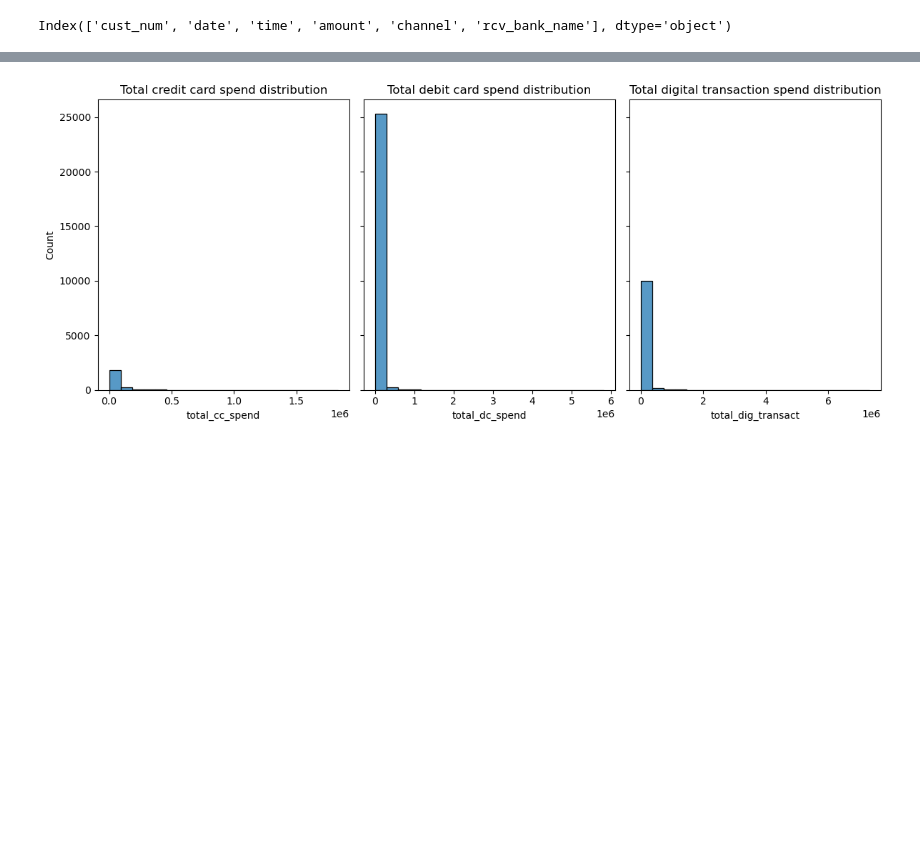
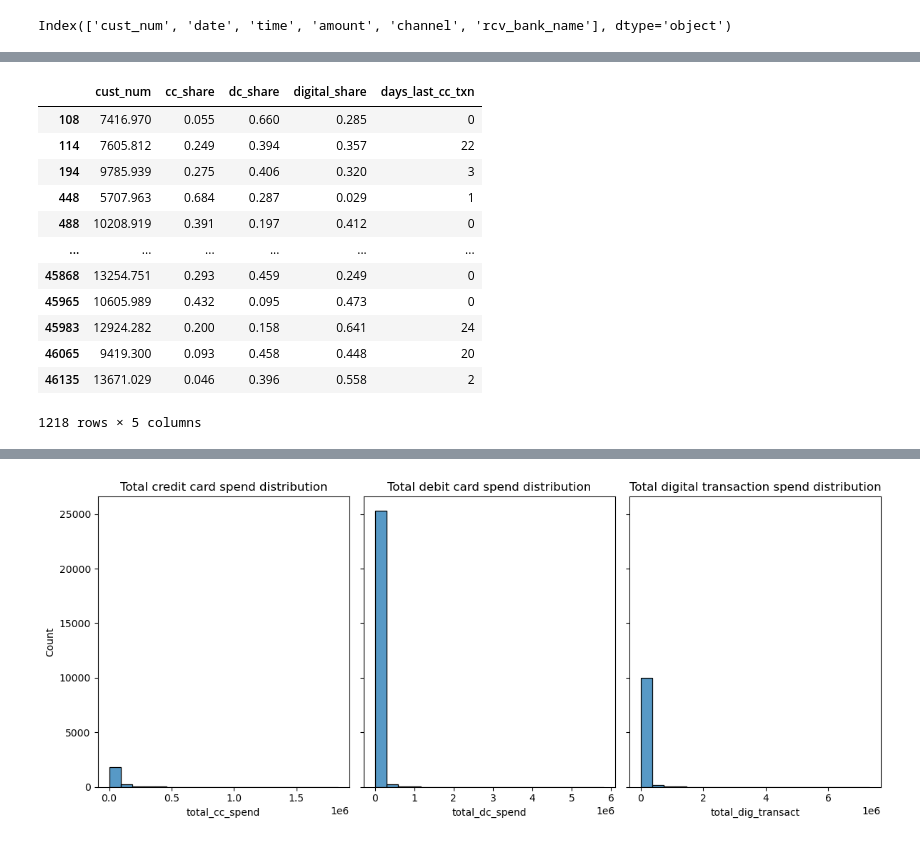
Before and after one commit to drksz/bank-customer-segmentation, a Jupyter notebook: EDA.ipynb, the cells around one changed output, grey strips where cells are left out. Cells and saved outputs as stored; diff of their text form; code cells hidden in the pictures; blank space fills up the shorter version.

```diff
--- a/EDA.ipynb
+++ b/EDA.ipynb
@@ -220,2 +247,24 @@ cust_info_main = merge4.merge(insta_out_agg, how='left', on='cust_num')
+# %%
+cust_info_main = cust_info_main.merge(
+    cc_last_txn[['cust_num','days_last_cc_txn']],
+    on='cust_num',
+    how='left'
+)
+
+cust_info_main = cust_info_main.merge(
+    dc_last_txn[['cust_num','days_last_dc_txn']],
+    on='cust_num',
+    how='left'
+)
+
+cust_info_main = cust_info_main.merge(
+    digital_last_txn[['cust_num','days_last_dig_txn']],
+    on='cust_num',
+    how='left'
+)
+
+cust_info_main['days_last_cc_txn'] = cust_info_main['days_last_cc_txn'].fillna(91).astype(int)
+cust_info_main['days_last_dc_txn'] = cust_info_main['days_last_dc_txn'].fillna(91).astype(int)
+cust_info_main['days_last_dig_txn'] = cust_info_main['days_last_dig_txn'].fillna(91).astype(int)
 # %%
 cust_info_main = cust_info_main.drop(columns=['segment','subsegment','idv_or_org'])
@@ -222,3 +280,19 @@ cust_info_main = cust_info_main.drop(columns=['segment','subsegment','idv_or_org
+# %%
+cust_info_main.loc[cust_info_main['cc_share'].notna(), ['cust_num', 'cc_share', 'dc_share', 'digital_share', 'days_last_cc_txn']]
+# %% [output]
+|  | cust_num | cc_share | dc_share | digital_share | days_last_cc_txn |
+| 108 | 7416.970 | 0.055 | 0.660 | 0.285 | 0 |
+| 114 | 7605.812 | 0.249 | 0.394 | 0.357 | 22 |
+| 194 | 9785.939 | 0.275 | 0.406 | 0.320 | 3 |
+| 448 | 5707.963 | 0.684 | 0.287 | 0.029 | 1 |
+| 488 | 10208.919 | 0.391 | 0.197 | 0.412 | 0 |
+| ... | ... | ... | ... | ... | ... |
+| 45868 | 13254.751 | 0.293 | 0.459 | 0.249 | 0 |
+| 45965 | 10605.989 | 0.432 | 0.095 | 0.473 | 0 |
+| 45983 | 12924.282 | 0.200 | 0.158 | 0.641 | 24 |
+| 46065 | 9419.300 | 0.093 | 0.458 | 0.448 | 20 |
+| 46135 | 13671.029 | 0.046 | 0.396 | 0.558 | 2 |
+1218 rows × 5 columns
 # %%
 cust_info_main.head()
 # %% [output]
```
Also changed, not shown: parts of 16 cells of this notebook.
